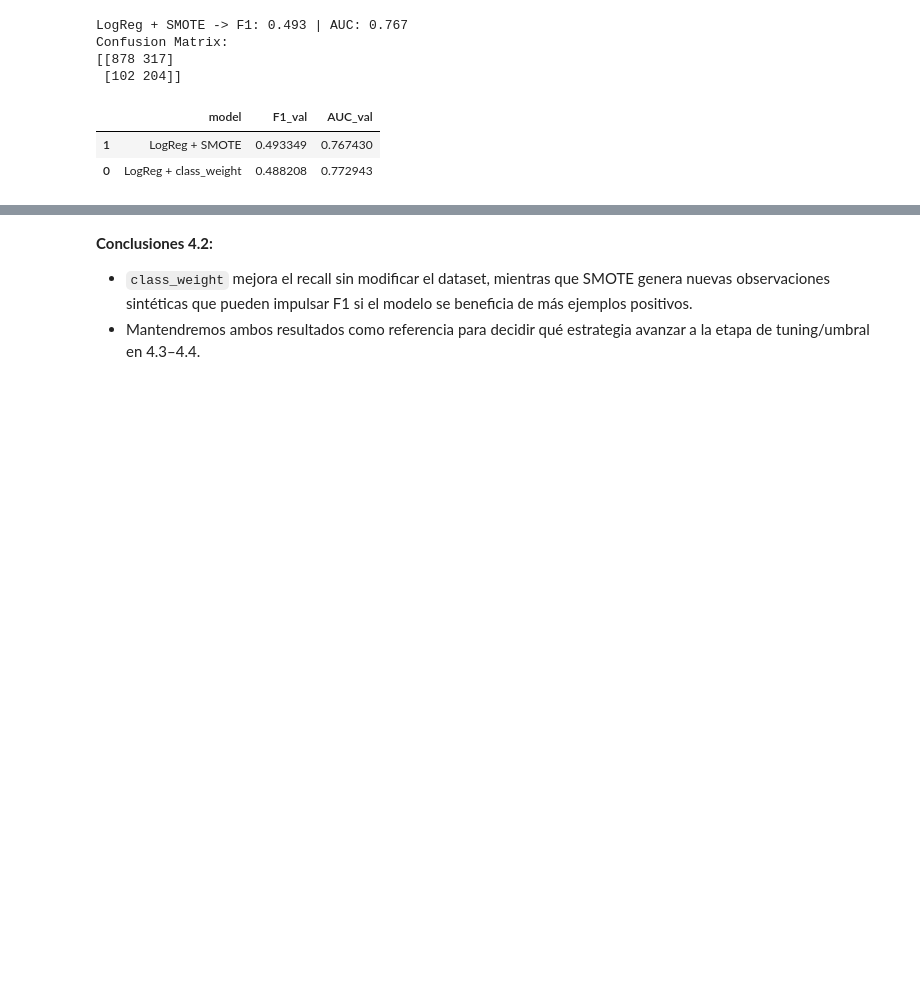
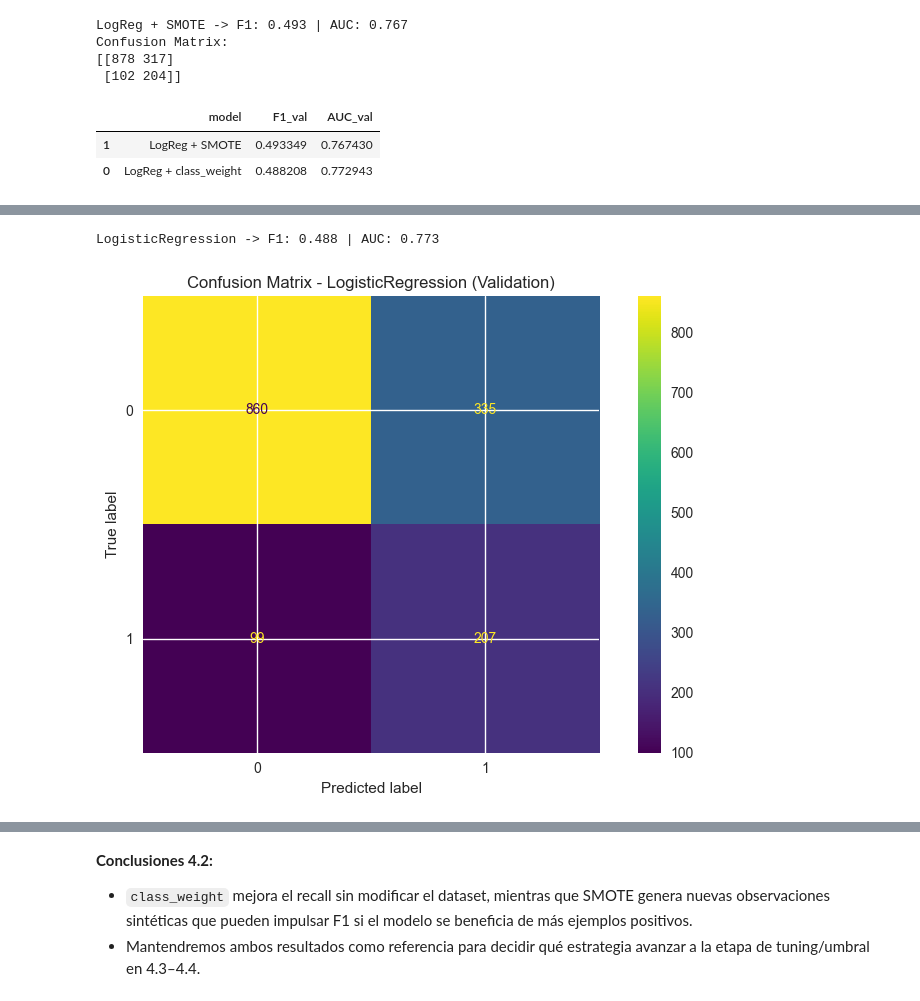
Before and after one commit to RickParra96/Taller-2-Fundamento-de-Ciencia-de-Datos, a Jupyter notebook: Taller_2_nombre_apellido.ipynb, the cells around one changed output, grey strips where cells are left out. Drawn from its saved outputs; the diff is of its cells as text; code cells hidden in the pictures; blank space fills up the shorter version.

Commit message:
evaluacion de modelos

```diff
--- a/Taller_2_nombre_apellido.ipynb
+++ b/Taller_2_nombre_apellido.ipynb
@@ -776,0 +780,42 @@ display(results_df.sort_values('F1_val', ascending=False))
+# %%
+# 4.3.1 Utilidades de comparacion de modelos
+import pandas as pd
+import matplotlib.pyplot as plt
+from sklearn.metrics import f1_score, roc_auc_score, confusion_matrix, ConfusionMatrixDisplay
+
+model_results = []
+
+
+def evaluate_model(label, pipeline, hyperparams):
+    pipeline.fit(X_train, y_train)
+    preds = pipeline.predict(X_val)
+    probs = pipeline.predict_proba(X_val)[:, 1]
+    metrics = {
+        'model': label,
+        'F1_val': f1_score(y_val, preds),
+        'AUC_val': roc_auc_score(y_val, probs),
+        'hyperparams': hyperparams,
+        'technique': "class_weight balanced"
+    }
+    model_results.append(metrics)
+    print(f"{label} -> F1: {metrics['F1_val']:.3f} | AUC: {metrics['AUC_val']:.3f}")
+    disp = ConfusionMatrixDisplay(confusion_matrix(y_val, preds), display_labels=[0, 1])
+    disp.plot(values_format='d')
+    plt.title(f"Confusion Matrix - {label} (Validation)")
+    plt.tight_layout()
+    plt.show()
+    return metrics
+# %%
+# 4.3.2 Logistic Regression (baseline tuning)
+from sklearn.pipeline import Pipeline
+from sklearn.linear_model import LogisticRegression
+
+logreg_pipeline = Pipeline(steps=[
+    ('prep', preprocessor),
+    ('clf', LogisticRegression(max_iter=1000, class_weight='balanced', random_state=42))
+])
+
+logreg_metrics = evaluate_model('LogisticRegression', logreg_pipeline, "max_iter=1000, class_weight=balanced")
+# %% [output]
+LogisticRegression -> F1: 0.488 | AUC: 0.773
+[figure, added]
```
Also changed, not shown: parts of 13 cells of this notebook.
